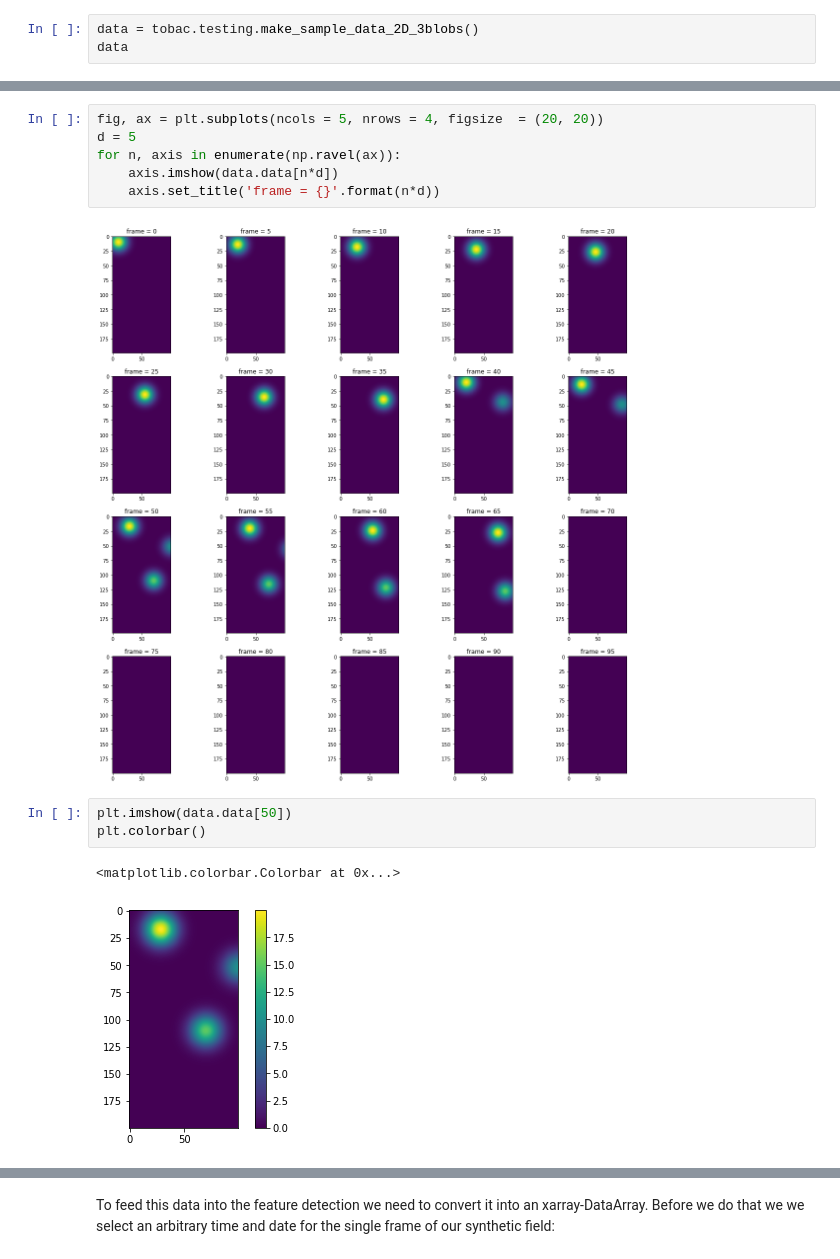
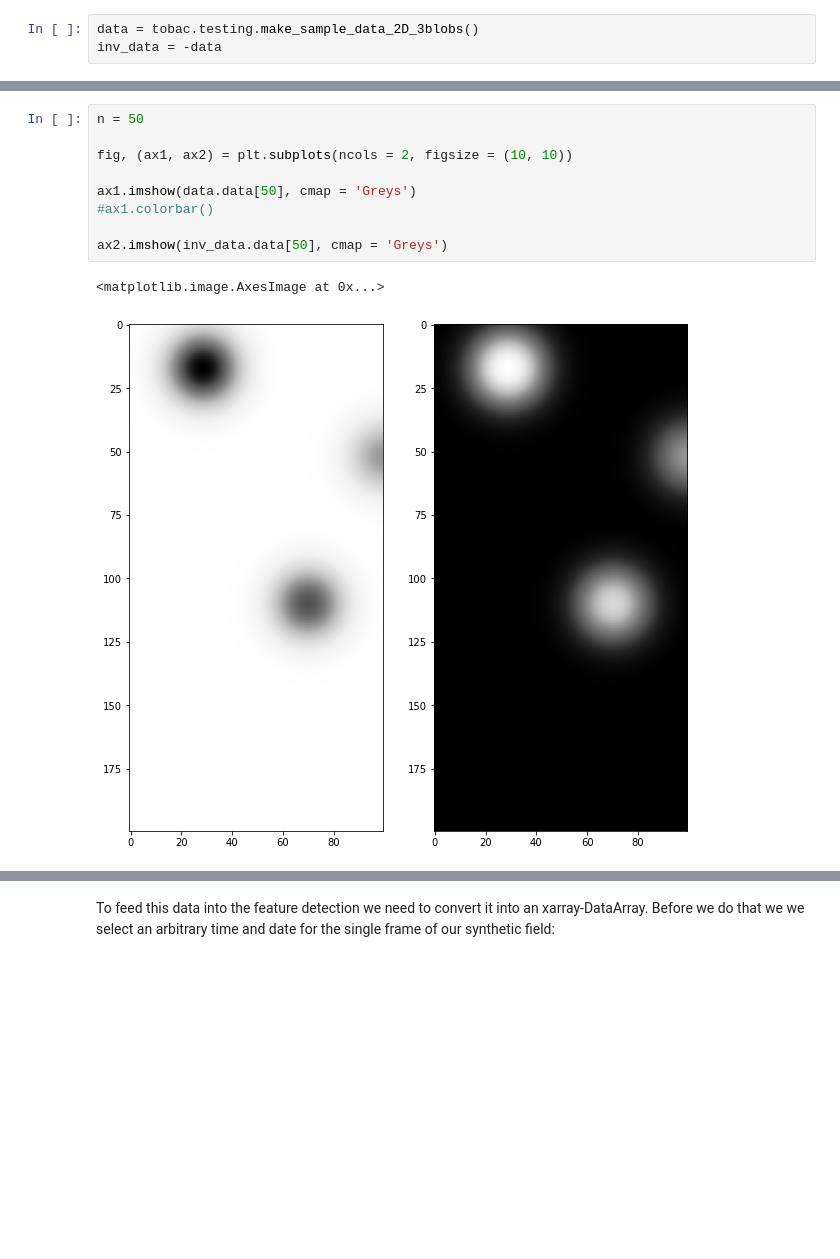
Before and after one commit to tobac-project/tobac-tutorials, a Jupyter notebook: tutorials/Tutorials/features.ipynb, the cells around one changed output, grey strips where cells are left out. Drawn from its saved outputs; the diff is of its cells as text; blank space fills up the shorter version.

```diff
--- a/tutorials/Tutorials/features.ipynb
+++ b/tutorials/Tutorials/features.ipynb
@@ -12,3 +16,3 @@ import numpy as np
 # %%
 data = tobac.testing.make_sample_data_2D_3blobs()
-data
+inv_data = -data
@@ -26,15 +19,13 @@ Attributes:
-# %%
-fig, ax = plt.subplots(ncols = 5, nrows = 4, figsize  = (20, 20))
-d = 5
-for n, axis in enumerate(np.ravel(ax)):
-    axis.imshow(data.data[n*d])
-    axis.set_title('frame = {}'.format(n*d))
-# %% [output]
-[figure, removed]
-# %%
-plt.imshow(data.data[50])
-plt.colorbar()
-# %% [output]
-<matplotlib.colorbar.Colorbar at 0x...>
-[figure, removed]
+# %%
+n = 50
+
+fig, (ax1, ax2) = plt.subplots(ncols = 2, figsize = (10, 10))
+
+ax1.imshow(data.data[50], cmap = 'Greys')
+#ax1.colorbar()
+
+ax2.imshow(inv_data.data[50], cmap = 'Greys')
+# %% [output]
+<matplotlib.image.AxesImage at 0x...>
+[figure, added]
 # %%
```
Also changed, not shown: parts of 16 cells of this notebook, 1 other file.
